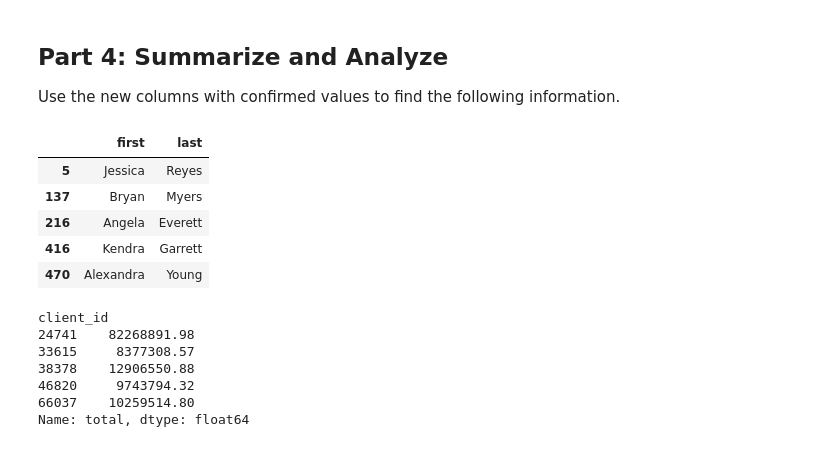
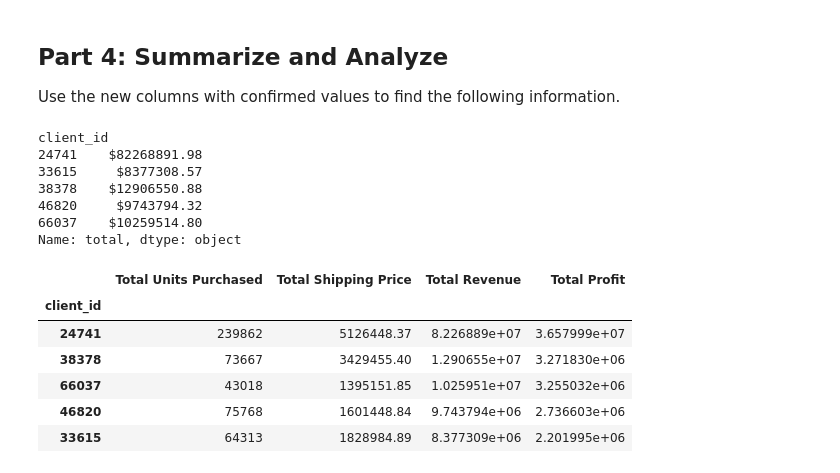
Before and after one commit to ReptilianRex6/pandas-challenge-1, a Jupyter notebook: module_4_challenge.ipynb, the cells around one changed output. Drawn from its saved outputs; the diff is of its cells as text; code cells hidden in the pictures.

```diff
--- a/module_4_challenge.ipynb
+++ b/module_4_challenge.ipynb
@@ -246,36 +196,40 @@ order_totals
 # %% [markdown]
 ## Part 4: Summarize and Analyze
 Use the new columns with confirmed values to find the following information.
-# %%
-top_five_clients_names = df[df['client_id'].isin(top_five_clients_list)][['first','last']].drop_duplicates()
-top_five_clients_names
-# %% [output]
-|  | first | last |
-| 5 | Jessica | Reyes |
-| 137 | Bryan | Myers |
-| 216 | Angela | Everett |
-| 416 | Kendra | Garrett |
-| 470 | Alexandra | Young |
 # %%
 # How much did each of the top 5 clients by quantity
 # spend? Check your work from Part 1 for client ids.
 top_five_clients = df[df['client_id'].isin(top_five_clients_list)]
-top_five_clients
-
-top_five_clients.groupby('client_id')['total'].sum().round(2)
+top_five_clients.groupby('client_id')['total'].sum().map('${:.2f}'.format)
 # %% [output]
 client_id
-24741    82268891.98
-33615     8377308.57
-38378    12906550.88
-46820     9743794.32
-66037    10259514.80
-Name: total, dtype: float64
+24741    $82268891.98
+33615     $8377308.57
+38378    $12906550.88
+46820     $9743794.32
+66037    $10259514.80
+Name: total, dtype: object
 # %%
 # Create a summary DataFrame showing the totals for the
 # for the top 5 clients with the following information:
 # total units purchased, total shipping price,
 # total revenue, and total profit. Sort by total profit.
+summary_df = pd.DataFrame({
+    'Total Units Purchased': top_five_clients.groupby('client_id')['qty'].sum(),
+    'Total Shipping Price': top_five_clients.groupby('client_id')['shipping'].sum(),
+    'Total Revenue': top_five_clients.groupby('client_id')['total'].sum(),
+    'Total Profit': top_five_clients.groupby('client_id')['profit'].sum()
+})
+
+summary_df.sort_values('Total Profit', ascending=False)
+# %% [output]
+|  | Total Units Purchased | Total Shipping Price | Total Revenue | Total Profit |
+| client_id |  |  |  |  |
+| 24741 | 239862 | 5126448.37 | 8.226889e+07 | 3.657999e+07 |
+| 38378 | 73667 | 3429455.40 | 1.290655e+07 | 3.271830e+06 |
+| 66037 | 43018 | 1395151.85 | 1.025951e+07 | 3.255032e+06 |
+| 46820 | 75768 | 1601448.84 | 9.743794e+06 | 2.736603e+06 |
+| 33615 | 64313 | 1828984.89 | 8.377309e+06 | 2.201995e+06 |
 # %%
 # Format the data and rename the columns
 # to names suitable for presentation.
```
Also changed, not shown: parts of 13 cells of this notebook, 1 other file.
